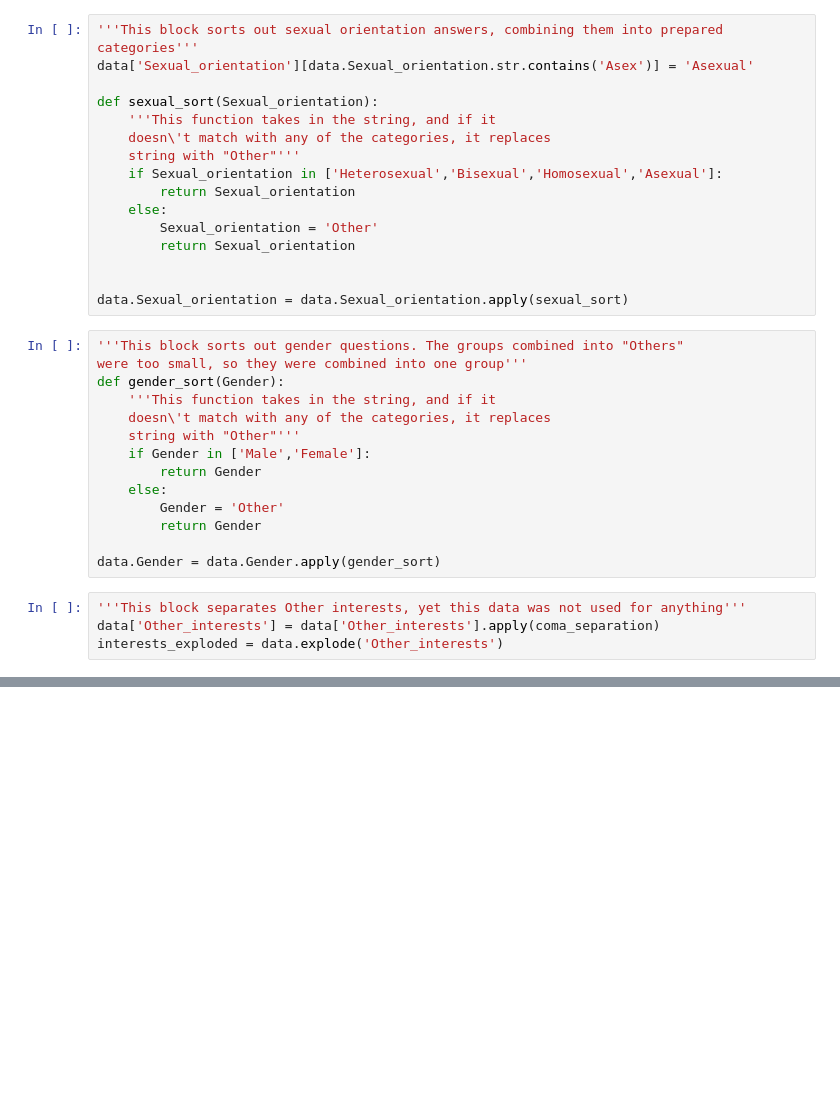
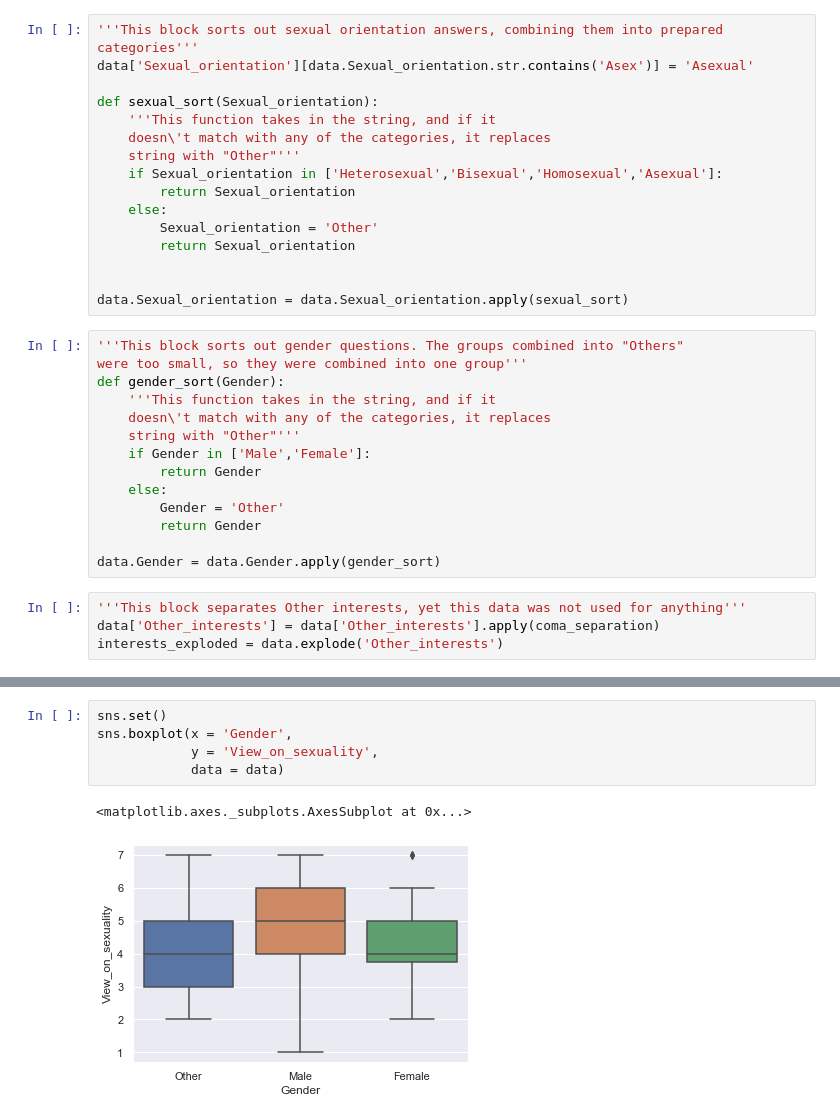
Before and after one commit to DenysMelnyk6/Sexuality-in-Video-games, a Jupyter notebook: Sexuality_analysis.ipynb, the cells around one changed output, grey strips where cells are left out. Saved outputs shown, nothing was run; the diff lists cells and outputs as text; blank space fills up the shorter version.

Commit message:
Comments and boxplots
Added boxplots, added mroe comments

```diff
--- a/Sexuality_analysis.ipynb
+++ b/Sexuality_analysis.ipynb
@@ -349,0 +256,8 @@ plt.legend(['View on sexual sub-context','View on sexualisation','View on sexual
+# %%
+sns.set()
+sns.boxplot(x = 'Gender',
+            y = 'View_on_sexuality',
+            data = data)
+# %% [output]
+<matplotlib.axes._subplots.AxesSubplot at 0x...>
+[figure, added]
```
Also changed, not shown: parts of 55 cells of this notebook.
